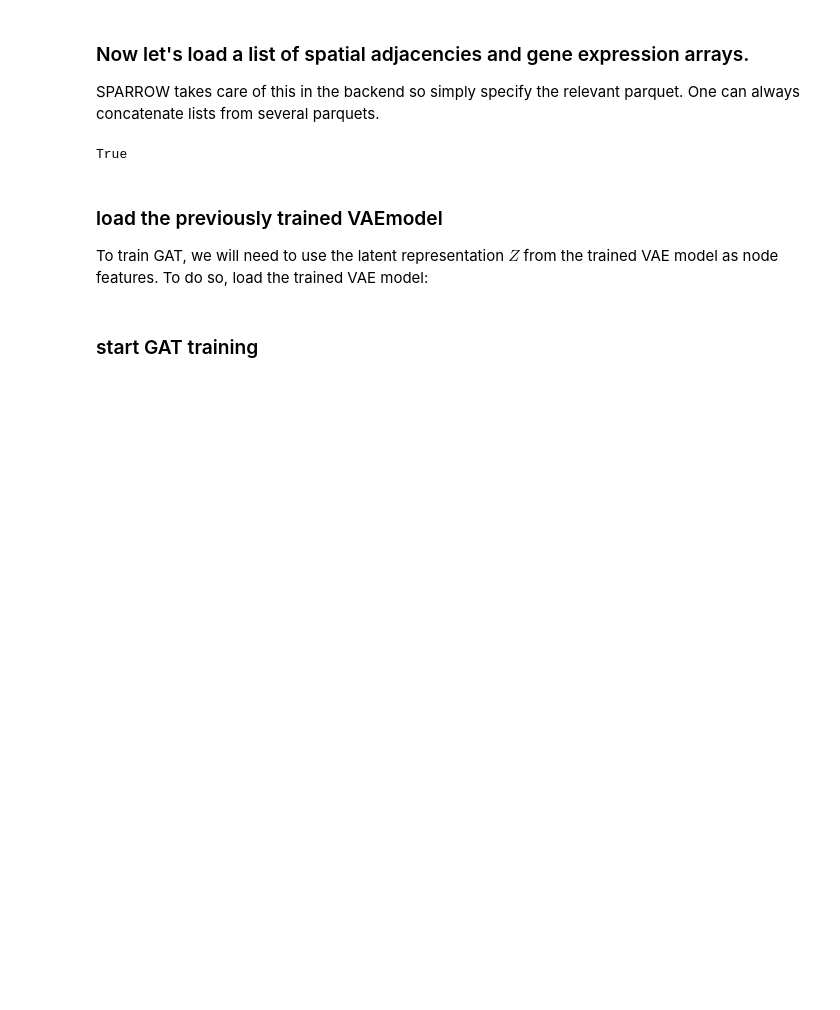
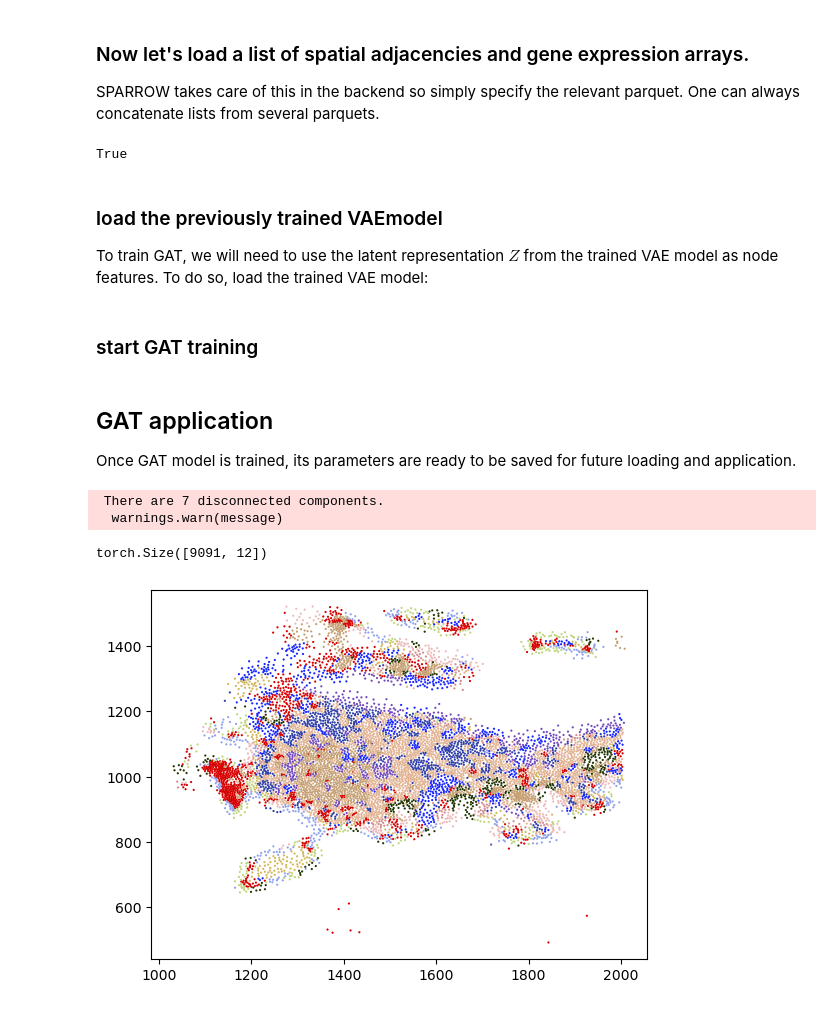
Before and after one commit to aifimmunology/SPARROW, a Jupyter notebook: 04_Train_GAT.ipynb, the cells around one changed output. Drawn from its saved outputs; the diff is of its cells as text; code cells hidden in the pictures; blank space fills up the shorter version.

```diff
--- a/04_Train_GAT.ipynb
+++ b/04_Train_GAT.ipynb
@@ -73,3 +73,45 @@ VAEmodel.load_state_dict(torch.load('sparrow_demo/test_model/vae_model.pkl'))
 # %%
 optimizer_gat = torch.optim.Adam(GATmodel.parameters(), lr=5e-3,weight_decay=1e-5)
 SPARROW.GAT.neighbourhoods.train(GATmodel,VAEmodel, optimizer_gat,A_list,X_list,num_epochs=200,log_name='GATtraining.log')
+# %% [markdown]
+## GAT application
+Once GAT model is trained, its parameters are ready to be saved for future loading and application.
+# %%
+#save GATmodel
+#torch.save(GATmodel.state_dict(),'sparrow_demo/test_model/GAT_model.pkl')
+#make sure GATmodel is in evaluation mode
+#In the demo below, I'm using a VAE and GAT model trained previously on human intestine Xenium data that can be found in testdata
+GATmodel.eval()
+#define bounding box
+xmin,xmax,ymin,ymax = 0,2000,4000,6000
+#read human intestine parquet
+obj=SPARROW.preprocessing.ingest.read_parquet('testdata/HumanGutDemoData/parquet/')
+ROI = obj.geometry.cx[xmin:xmax,xmin:xmax]
+#load gene features selected for VAE training
+#selected_features=np.load('/path/to/selected_VAE_gene_features.npy')
+
+X= obj.parquet.compute().loc[ROI.index,selected_features].values
+A=SPARROW.GAT.preprocessing._make_A(ROI,k=4)
+with torch.no_grad():
+    loc, scale = VAEmodel.Encoder(torch.from_numpy(X).type(torch.float))
+    ###################################################
+    #below, embeddings is a list representing the outcomes of  hierarchical graph coarsening to find microenvironment zones
+    #the last element is used as the final, coarsest outcome for microenvironment zones.
+    ###################################################
+    embeddings = GATmodel(loc, A.coalesce().indices())
+# %% [output]
+ There are 7 disconnected components.
+  warnings.warn(message)
+# %%
+#confirm that there are 12 zones as defined in box 7
+embeddings[-1].shape
+# %% [output]
+torch.Size([9091, 12])
+# %%
+import colorcet
+from matplotlib.pyplot import get_cmap
+xy=obj.parquet.compute().loc[ROI.index,['x','y']].values
+for i in range(12):
+    plt.scatter(*xy[embeddings[-1].argmax(axis=1) == i].T,s=10,marker='.',edgecolors='none',color=get_cmap('cet_glasbey',12)(i))
+# %% [output]
+[figure, added]
```
Also changed, not shown: parts of 1 cell of this notebook.
